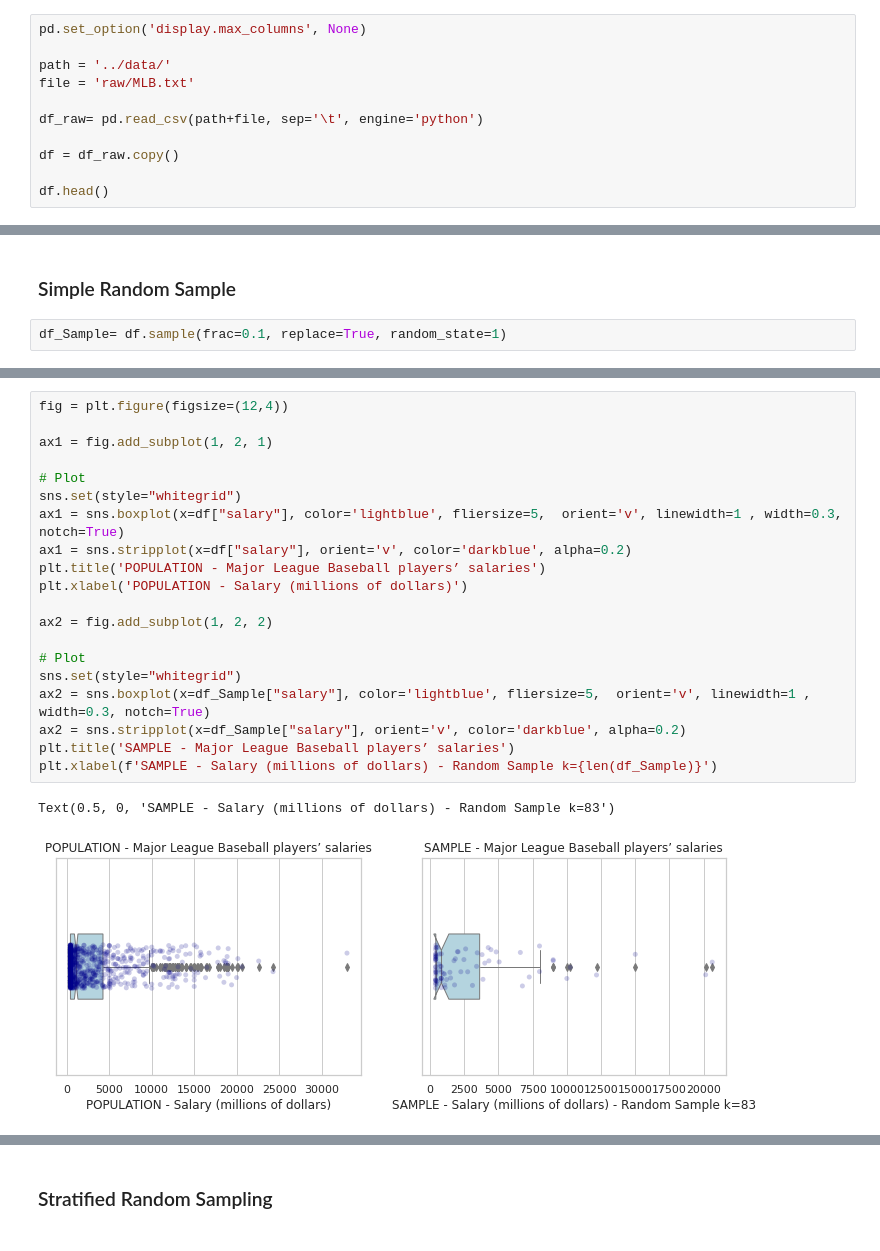
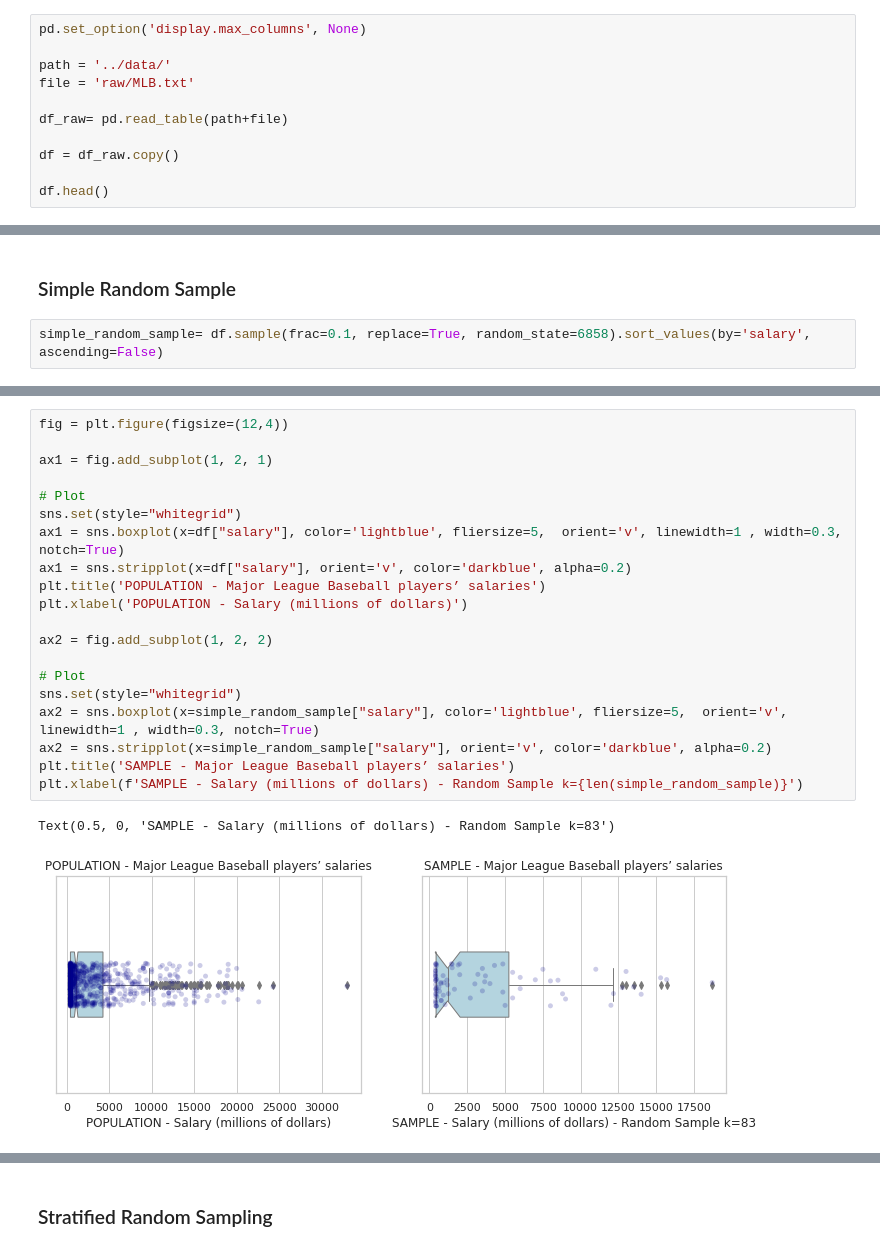
Before and after one commit to jesussantana/Sampling, a Jupyter notebook: notebooks/Sprint_6_Sampling.ipynb, the cells around one changed output, grey strips where cells are left out. Cells and saved outputs as stored; diff of their text form.

```diff
--- a/notebooks/Sprint_6_Sampling.ipynb
+++ b/notebooks/Sprint_6_Sampling.ipynb
@@ -29,7 +49,7 @@ pd.set_option('display.max_columns', None)
 path = '../data/'
 file = 'raw/MLB.txt'
 
-df_raw= pd.read_csv(path+file, sep='\t', engine='python')
+df_raw= pd.read_table(path+file)
 
 df = df_raw.copy()
 
@@ -87,5 +113,5 @@ Index(['player', 'team', 'position', 'salary'], dtype='object')
 # %% [markdown]
 ### Simple Random Sample
 # %%
-df_Sample= df.sample(frac=0.1, replace=True, random_state=1)
+simple_random_sample= df.sample(frac=0.1, replace=True, random_state=6858).sort_values(by='salary', ascending=False)
 # %%
@@ -158,24 +208,24 @@ Text(0.5, 0, 'Salary (millions of dollars)')
 # %%
 fig = plt.figure(figsize=(12,4))
 
 ax1 = fig.add_subplot(1, 2, 1)
 
 # Plot
 sns.set(style="whitegrid")
 ax1 = sns.boxplot(x=df["salary"], color='lightblue', fliersize=5,  orient='v', linewidth=1 , width=0.3, notch=True)
 ax1 = sns.stripplot(x=df["salary"], orient='v', color='darkblue', alpha=0.2)
 plt.title('POPULATION - Major League Baseball players’ salaries')
 plt.xlabel('POPULATION - Salary (millions of dollars)')
 
 ax2 = fig.add_subplot(1, 2, 2)
 
 # Plot
 sns.set(style="whitegrid")
-ax2 = sns.boxplot(x=df_Sample["salary"], color='lightblue', fliersize=5,  orient='v', linewidth=1 , width=0.3, notch=True)
-ax2 = sns.stripplot(x=df_Sample["salary"], orient='v', color='darkblue', alpha=0.2)
+ax2 = sns.boxplot(x=simple_random_sample["salary"], color='lightblue', fliersize=5,  orient='v', linewidth=1 , width=0.3, notch=True)
+ax2 = sns.stripplot(x=simple_random_sample["salary"], orient='v', color='darkblue', alpha=0.2)
 plt.title('SAMPLE - Major League Baseball players’ salaries')
-plt.xlabel(f'SAMPLE - Salary (millions of dollars) - Random Sample k={len(df_Sample)}')
+plt.xlabel(f'SAMPLE - Salary (millions of dollars) - Random Sample k={len(simple_random_sample)}')
 # %% [output]
 Text(0.5, 0, 'SAMPLE - Salary (millions of dollars) - Random Sample k=83')
-[figure, old version]
+[figure, new version]
 # %%
```
Also changed, not shown: parts of 49 cells of this notebook, 1 other file.
